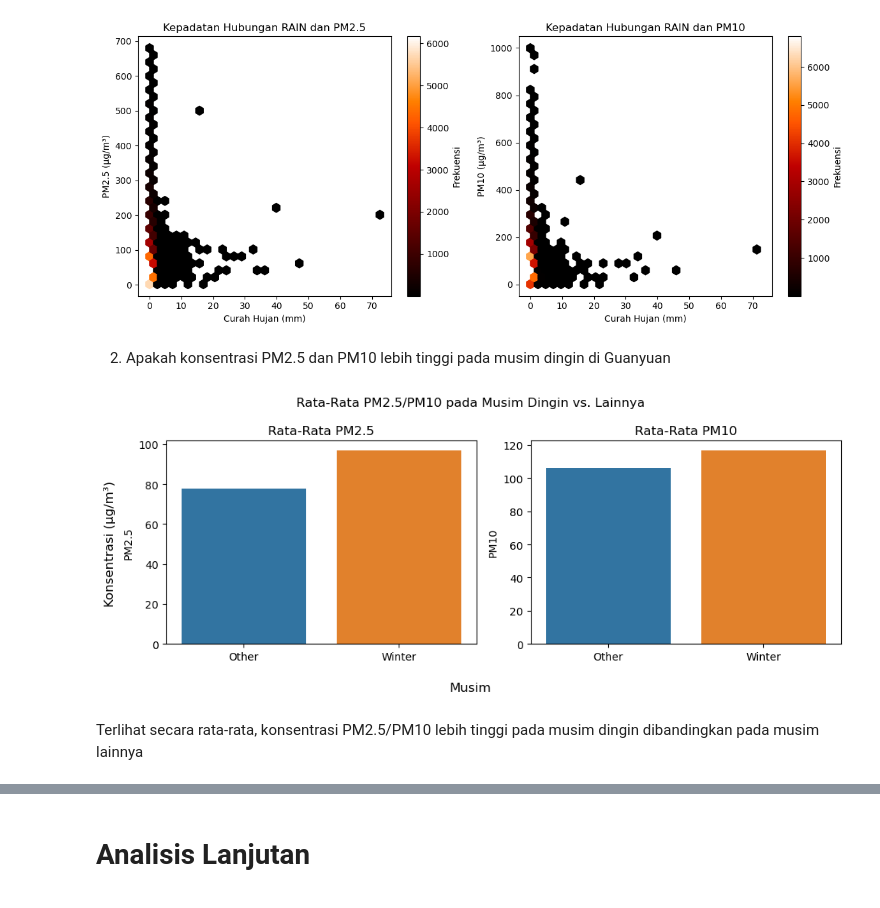
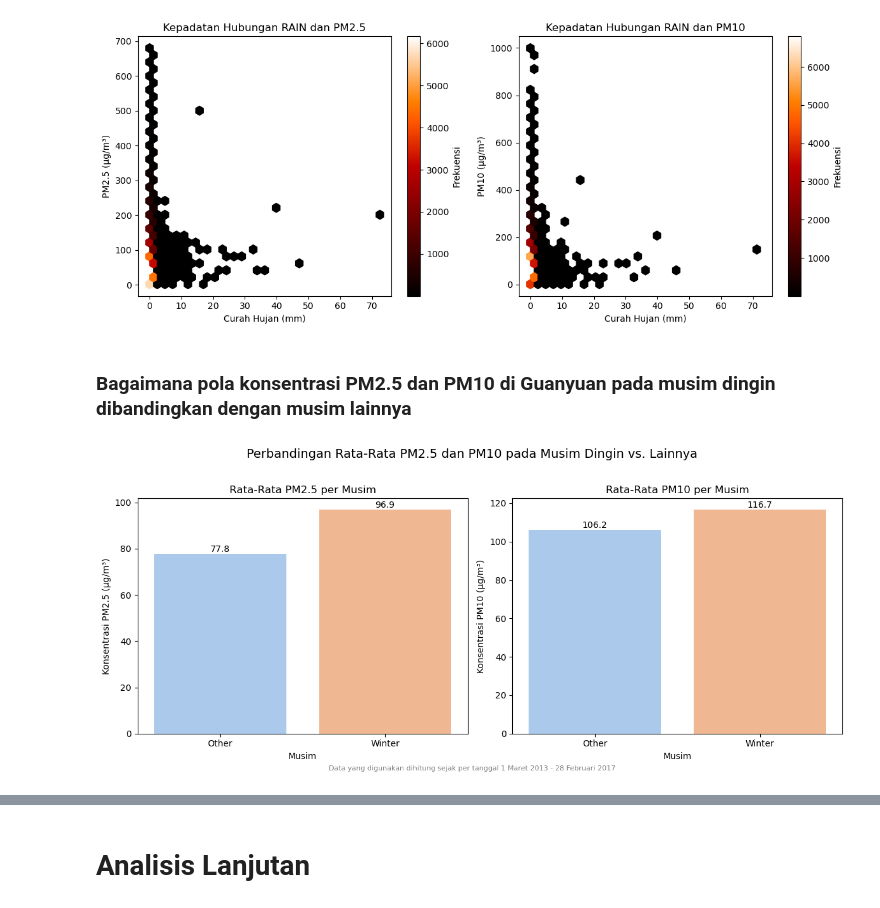
Before and after one commit to phanorama/analisisdata, a Jupyter notebook: notebook.ipynb, the cells around one changed output, grey strips where cells are left out. Cells and saved outputs as stored; diff of their text form; code cells hidden in the pictures.

```diff
--- a/notebook.ipynb
+++ b/notebook.ipynb
@@ -284,28 +355,58 @@ plt.show()
 # %% [output]
 [figure]
 # %% [markdown]
-2. Apakah konsentrasi PM2.5 dan PM10 lebih tinggi pada musim dingin di Guanyuan
+### Bagaimana pola konsentrasi PM2.5 dan PM10 di Guanyuan pada musim dingin dibandingkan dengan musim lainnya
-# %%
-fig, axes = plt.subplots(1, 2, figsize=(10, 4))
-
-# Boxplot untuk PM2.5
-sns.barplot(data=musim_avg, x='musim', y='PM2.5', ax=axes[0])
-axes[0].set_title('Rata-Rata PM2.5')
-axes[0].set_xlabel('')
-
-# Boxplot untuk PM10
-sns.barplot(data=musim_avg, x='musim', y='PM10', ax=axes[1])
-axes[1].set_title('Rata-Rata PM10')
-axes[1].set_xlabel('')
-
-plt.suptitle('Rata-Rata PM2.5/PM10 pada Musim Dingin vs. Lainnya')
-fig.supylabel('Konsentrasi (µg/m³)')
-fig.supxlabel('Musim')
-
-# Tampilkan plot
-plt.tight_layout()
-plt.show()
-# %% [output]
-[figure, removed]
-# %% [markdown]
-Terlihat secara rata-rata, konsentrasi PM2.5/PM10 lebih tinggi pada musim dingin dibandingkan pada musim lainnya
+# %%
+import matplotlib.pyplot as plt
+import seaborn as sns
+
+# Buat figure dengan 2 subplot (1 baris, 2 kolom)
+fig, axes = plt.subplots(1, 2, figsize=(12, 5))
+
+# Bar chart untuk PM2.5
+sns.barplot(data=musim_avg, x='musim', y='PM2.5', ax=axes[0], palette='pastel')
+axes[0].set_title('Rata-Rata PM2.5 per Musim', fontsize=12)
+axes[0].set_xlabel('Musim', fontsize=10)
+axes[0].set_ylabel('Konsentrasi PM2.5 (µg/m³)', fontsize=10)
+
+# Tambahkan nilai di atas bar
+for p in axes[0].patches:
+    axes[0].annotate(
+        f"{p.get_height():.1f}",
+        (p.get_x() + p.get_width() / 2, p.get_height()),
+        ha='center',
+        va='bottom',
+        fontsize=10,
+        color='black'
+    )
+
+# Bar chart untuk PM10
+sns.barplot(data=musim_avg, x='musim', y='PM10', ax=axes[1], palette='pastel')
+axes[1].set_title('Rata-Rata PM10 per Musim', fontsize=12)
+axes[1].set_xlabel('Musim', fontsize=10)
+axes[1].set_ylabel('Konsentrasi PM10 (µg/m³)', fontsize=10)
+
+# Tambahkan nilai di atas bar
+for p in axes[1].patches:
+    axes[1].annotate(
+        f"{p.get_height():.1f}",
+        (p.get_x() + p.get_width() / 2, p.get_height()),
+        ha='center',
+        va='bottom',
+        fontsize=10,
+        color='black'
+    )
+
+# Atur layout dan tampilkan
+plt.suptitle('Perbandingan Rata-Rata PM2.5 dan PM10 pada Musim Dingin vs. Lainnya', fontsize=14, y=1.02)
+plt.figtext(
+    0.5, 0,  # Posisi (x, y) relatif terhadap figure (0-1)
+    "Data yang digunakan dihitung sejak per tanggal 1 Maret 2013 - 28 Februari 2017",
+    fontsize=8,  # Ukuran kecil
+    color="gray",
+    ha="center"  # Posisi horizontal: center
+)
+plt.tight_layout()  # Hindari tumpang tindih elemen
+plt.show()
+# %% [output]
+[figure, added]
```
Also changed, not shown: parts of 15 cells of this notebook, 1 other file.
